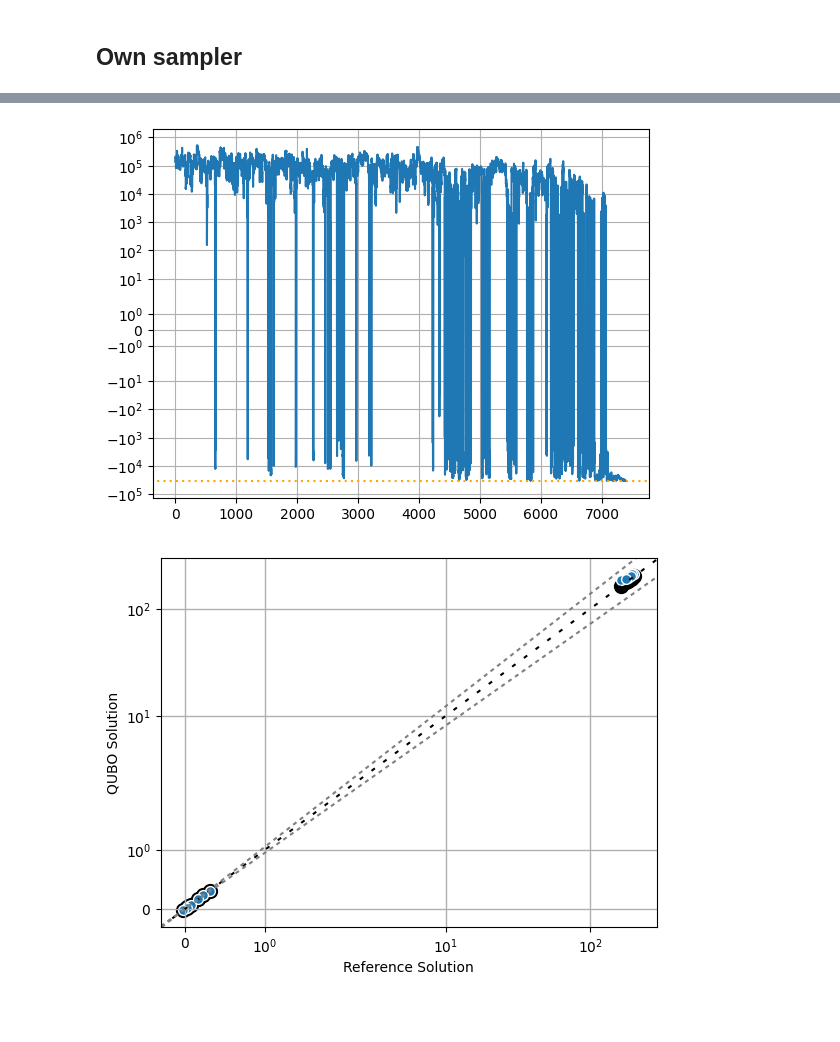
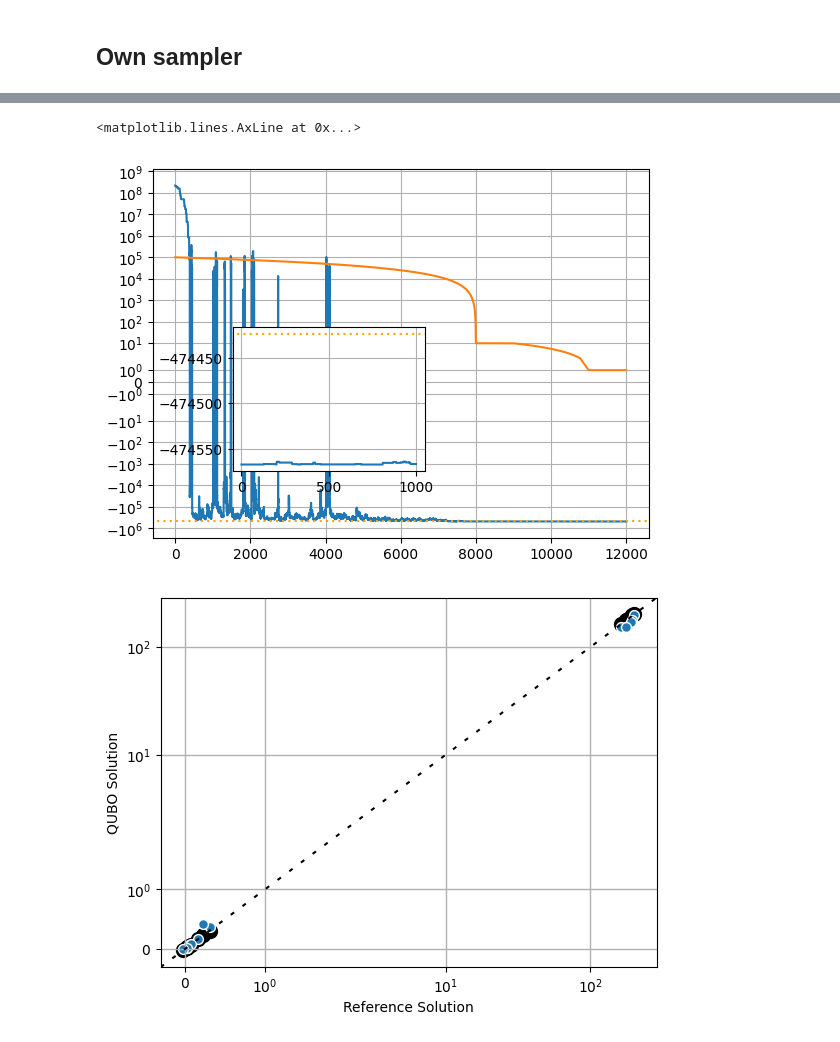
Before and after one commit to QuantumApplicationLab/wntr-quantum, a Jupyter notebook: docs/notebooks/qubo_poly_solver_2loops_dw.ipynb, the cells around one changed output, grey strips where cells are left out. Cells and saved outputs as stored; diff of their text form; code cells hidden in the pictures; blank space fills up the shorter version.

```diff
--- a/docs/notebooks/qubo_poly_solver_2loops_dw.ipynb
+++ b/docs/notebooks/qubo_poly_solver_2loops_dw.ipynb
@@ -100,6 +101,11 @@ matrices = tuple(sparse.COO(m) for m in net.matrices)
 net.qubo.qubo_dict = net.qubo.create_bqm(matrices, strength=1E7)
 # %%
 from wntr_quantum.sampler.step.full_random import RandomStep
+from wntr_quantum.sampler.step.full_random import IncrementalStep
+from wntr_quantum.sampler.step.full_random import ParallelIncrementalStep
+
 var_names = sorted(net.qubo.qubo_dict.variables)
 net.qubo.create_variables_mapping()
-mystep = RandomStep(var_names, net.qubo.mapped_variables, net.qubo.index_variables)
+# mystep = RandomStep(var_names, net.qubo.mapped_variables, net.qubo.index_variables)
+mystep = IncrementalStep(var_names, net.qubo.mapped_variables, net.qubo.index_variables, step_size=10)
+# mystep = ParallelIncrementalStep(var_names, net.qubo.mapped_variables, net.qubo.index_variables, step_size=100)
@@ -158,16 +165,41 @@ res = sampler.sample(net.qubo.qubo_dict, x0=x0, Tschedule=Tschedule, take_step=m
+# %%
+mystep.optimize_values = np.arange(8, 22)
+res = sampler.sample(net.qubo.qubo_dict, x0=x0, Tschedule=Tschedule, take_step=mystep, save_traj=True)
+
+
+# mystep.optimize_values = np.arange(16)
+# res = sampler.sample(net.qubo.qubo_dict, x0=res.res, Tschedule=Tschedule, take_step=mystep, save_traj=True)
+
+# mystep.optimize_values = np.arange(16,22)
+# res = sampler.sample(net.qubo.qubo_dict, x0=res.res, Tschedule=Tschedule, take_step=mystep, save_traj=True)
 # %%
 mystep.verify_quadratic_constraints(res.res)
 # %%
 eref = net.qubo.energy_binary_rep(bin_rep_sol)
 # %%
 import matplotlib.pyplot as plt
-eplt = res.energies #[:100]
-plt.plot(eplt)
-plt.axline((0, eref[0]), slope=0, color="orange", linestyle=(1, (1, 2)))
-plt.grid()
-plt.yscale('symlog')
+eplt = res.energies
+
+fig, ax1 = plt.subplots()
+
+left, bottom, width, height = [0.25, 0.25, 0.3, 0.3]
+
+ax1.plot(eplt)
+ax1.plot(Tschedule)
+ax1.axline((0, eref[0]), slope=0, color="orange", linestyle=(1, (1, 2)))
+# plt.ylim([-1E5, -1E4])
+# plt.xlim([9000,11000])
+ax1.grid()
+ax1.set_yscale('symlog')
+
+ax2 = fig.add_axes([left, bottom, width, height])
+ax2.plot(eplt[-1000:])
+ax2.grid()
+ax2.axline((0, eref[0]), slope=0, color="orange", linestyle=(1, (1, 2)))
+# ax2.set_yscale('symlog')
 # %% [output]
+<matplotlib.lines.AxLine at 0x...>
-[figure, old version]
+[figure, new version]
 # %%
 sol = net.qubo.decode_solution(np.array(res.res))
 sol = net.combine_flow_values(sol)
@@ -177,8 +209,6 @@ import matplotlib.pyplot as plt
 plt.scatter(ref_values[:-1], encoded_ref_sol, c='black', s=100, label='Best solution')
 plt.scatter(ref_values[:-1], sol, s=50, lw=1, edgecolors='w', label='Sampled solution')
 plt.axline((0, 0.0), slope=1, color="black", linestyle=(0, (2, 5)))
-plt.axline((0, 0.0), slope=1.05, color="grey", linestyle=(0, (2, 2)))
-plt.axline((0, 0.0), slope=0.95, color="grey", linestyle=(0, (2, 2)))
 plt.grid(which="major", lw=1)
 plt.grid(which="minor", lw=0.1)
 plt.xlabel('Reference Solution')
@@ -190,7 +220,7 @@ plt.ylabel('QUBO Solution')
 plt.xscale('symlog')
 plt.yscale('symlog')
 # %% [output]
-[figure, old version]
+[figure, new version]
 # %%
 traj = []
 for x in res.trajectory:
```
Also changed, not shown: parts of 21 cells of this notebook, 2 other files.
